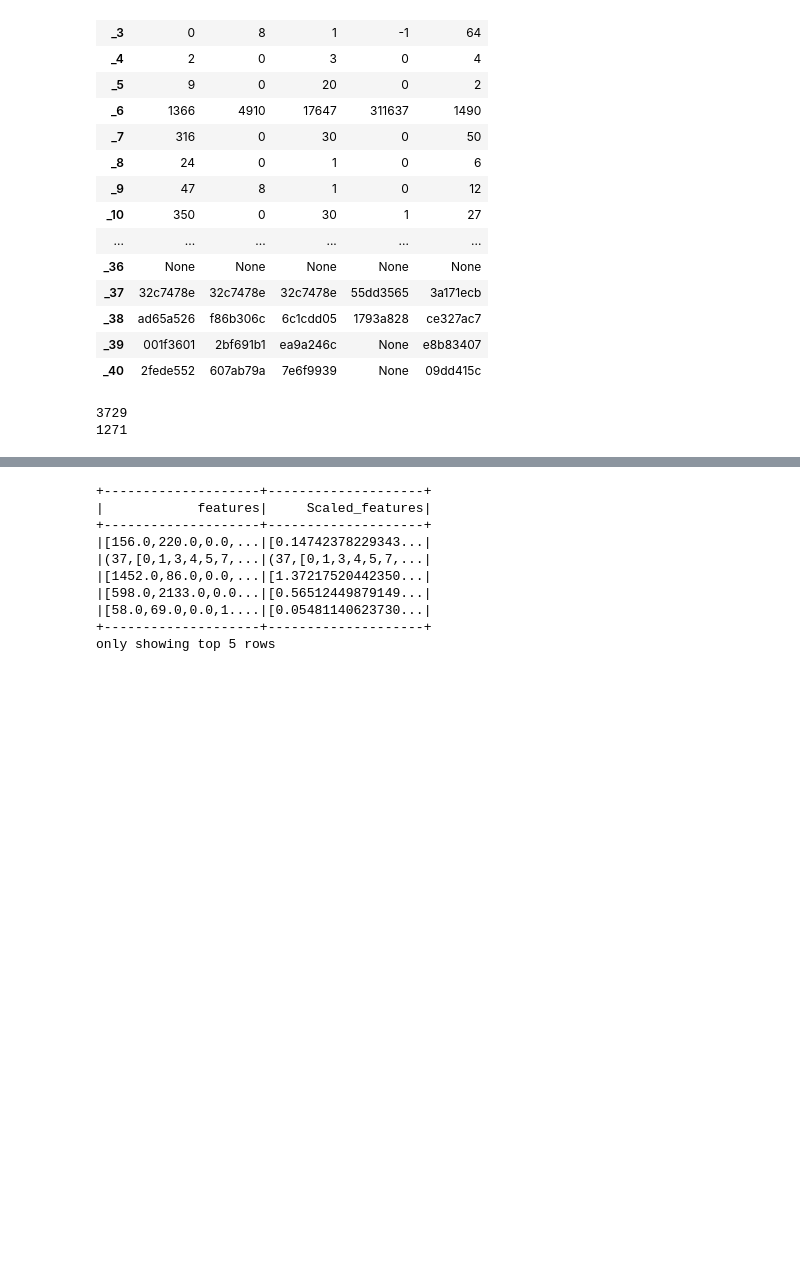
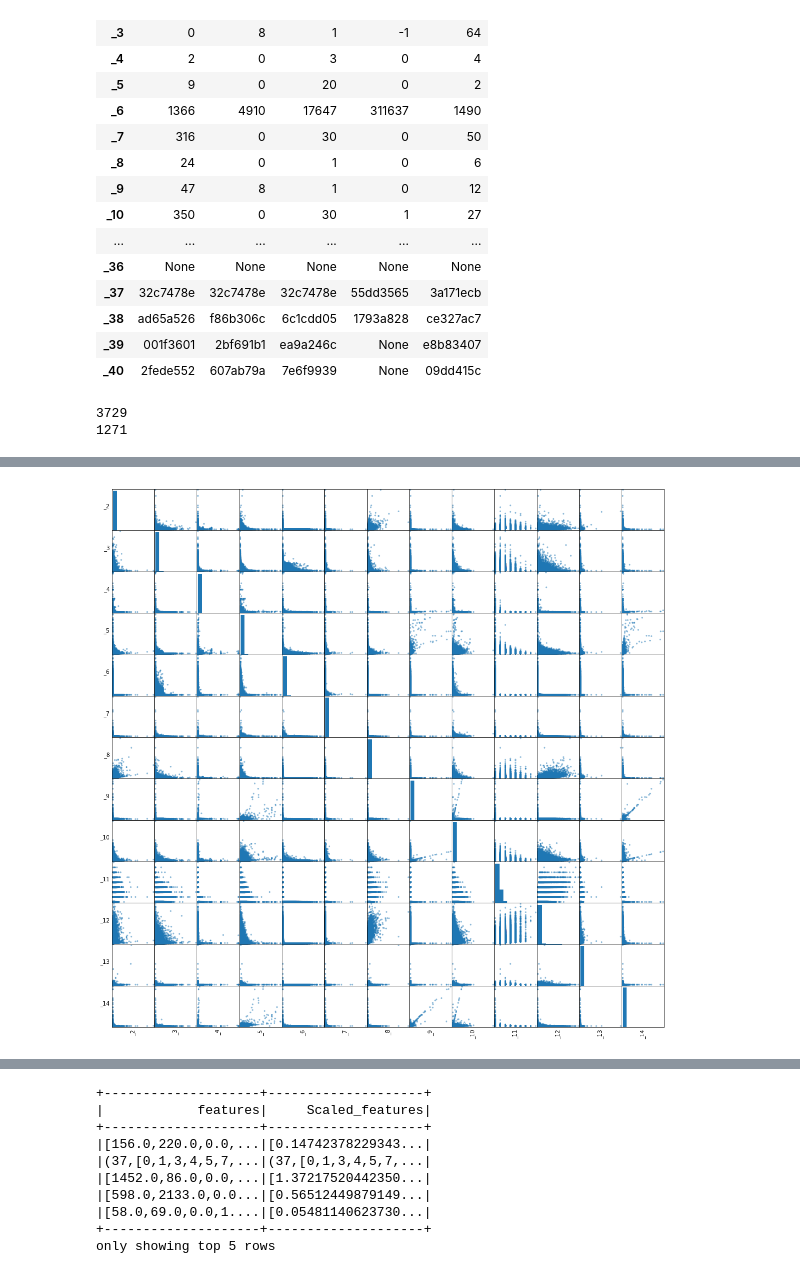
Before and after one commit to rmajumder/w261-final, a Jupyter notebook: master/master_w261_project.ipynb, the cells around one changed output, grey strips where cells are left out. Cells and saved outputs as stored; diff of their text form; code cells hidden in the pictures; blank space fills up the shorter version.

```diff
--- a/master/master_w261_project.ipynb
+++ b/master/master_w261_project.ipynb
@@ -229,3 +264,7 @@ print(df[df['_1'] == 1].count())
+# %%
+Image("images/Scat-_2_14.png")
+# %% [output]
+[figure, added]
 # %%
 stages = []
 indexerCols = []
```
Also changed, not shown: parts of 8 cells of this notebook, 4 other files.
